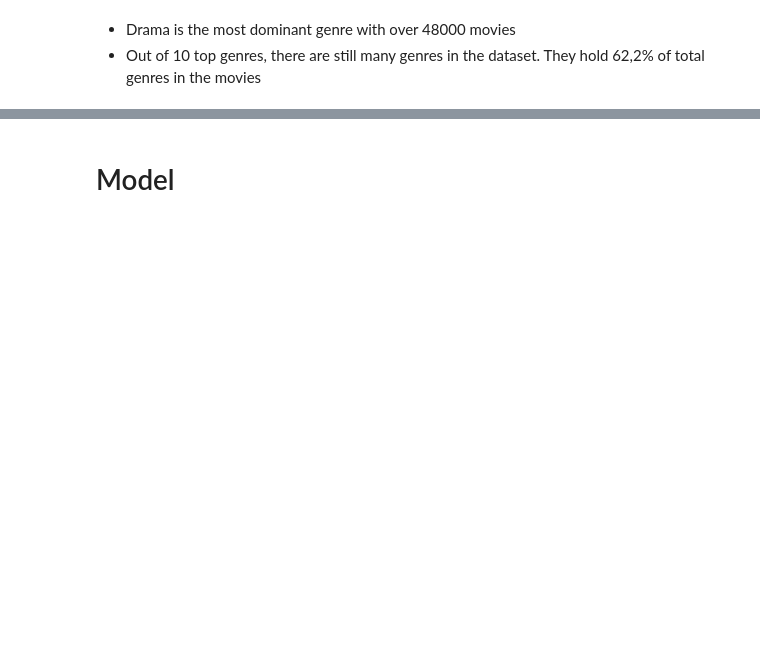
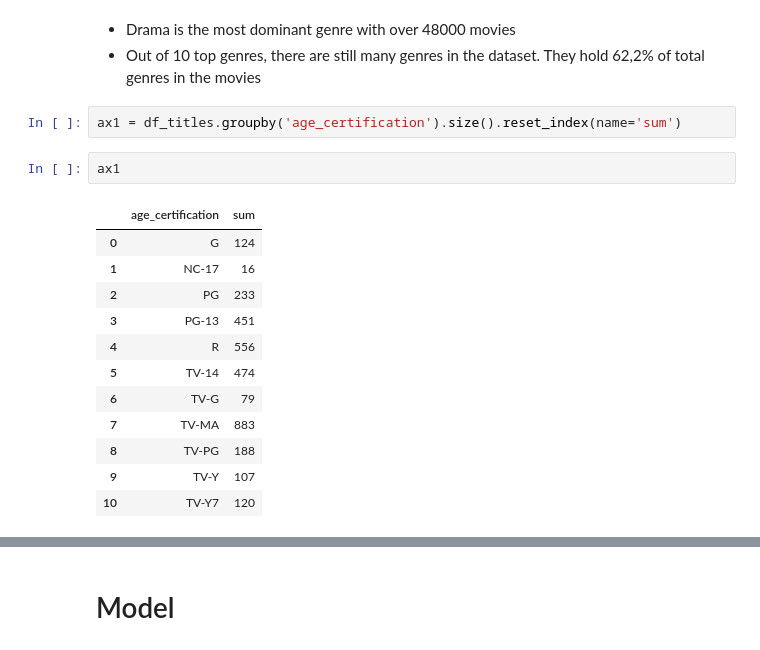
Before and after one commit to leonardoccarv/NetflixClustering, a Jupyter notebook: NetflixRecommendation.ipynb, the cells around one changed output, grey strips where cells are left out. Drawn from its saved outputs; the diff is of its cells as text; blank space fills up the shorter version.

```diff
--- a/NetflixRecommendation.ipynb
+++ b/NetflixRecommendation.ipynb
@@ -182,3 +183,20 @@ plt.show()
 # %% [markdown]
 - Drama is the most dominant genre with over 48000 movies
 - Out of 10 top genres, there are still many genres in the dataset. They hold 62,2% of total genres in the movies
+# %%
+ax1 = df_titles.groupby('age_certification').size().reset_index(name='sum')
+# %%
+ax1
+# %% [output]
+|  | age_certification | sum |
+| 0 | G | 124 |
+| 1 | NC-17 | 16 |
+| 2 | PG | 233 |
+| 3 | PG-13 | 451 |
+| 4 | R | 556 |
+| 5 | TV-14 | 474 |
+| 6 | TV-G | 79 |
+| 7 | TV-MA | 883 |
+| 8 | TV-PG | 188 |
+| 9 | TV-Y | 107 |
+| 10 | TV-Y7 | 120 |
```
Also changed, not shown: parts of 24 cells of this notebook.
